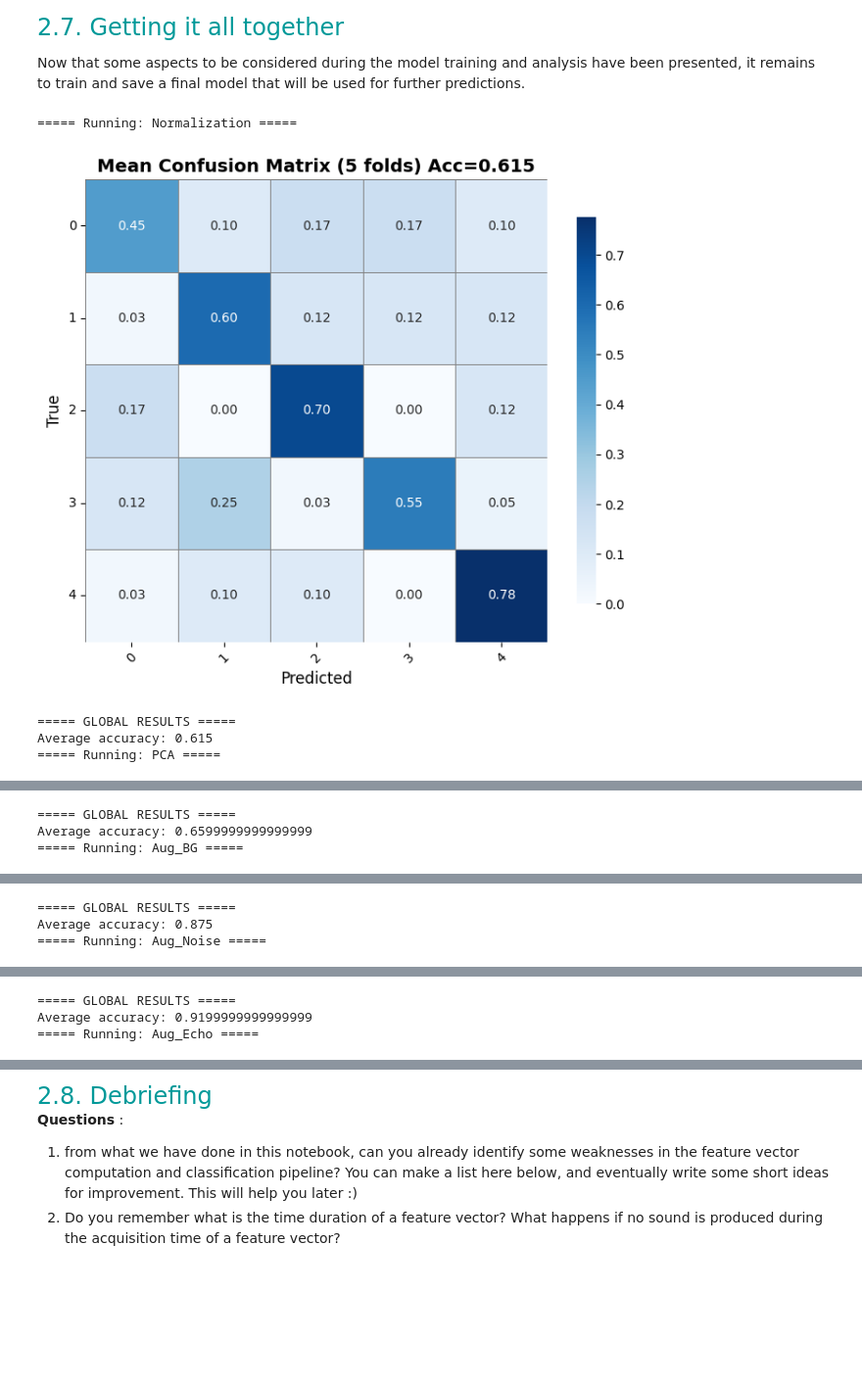
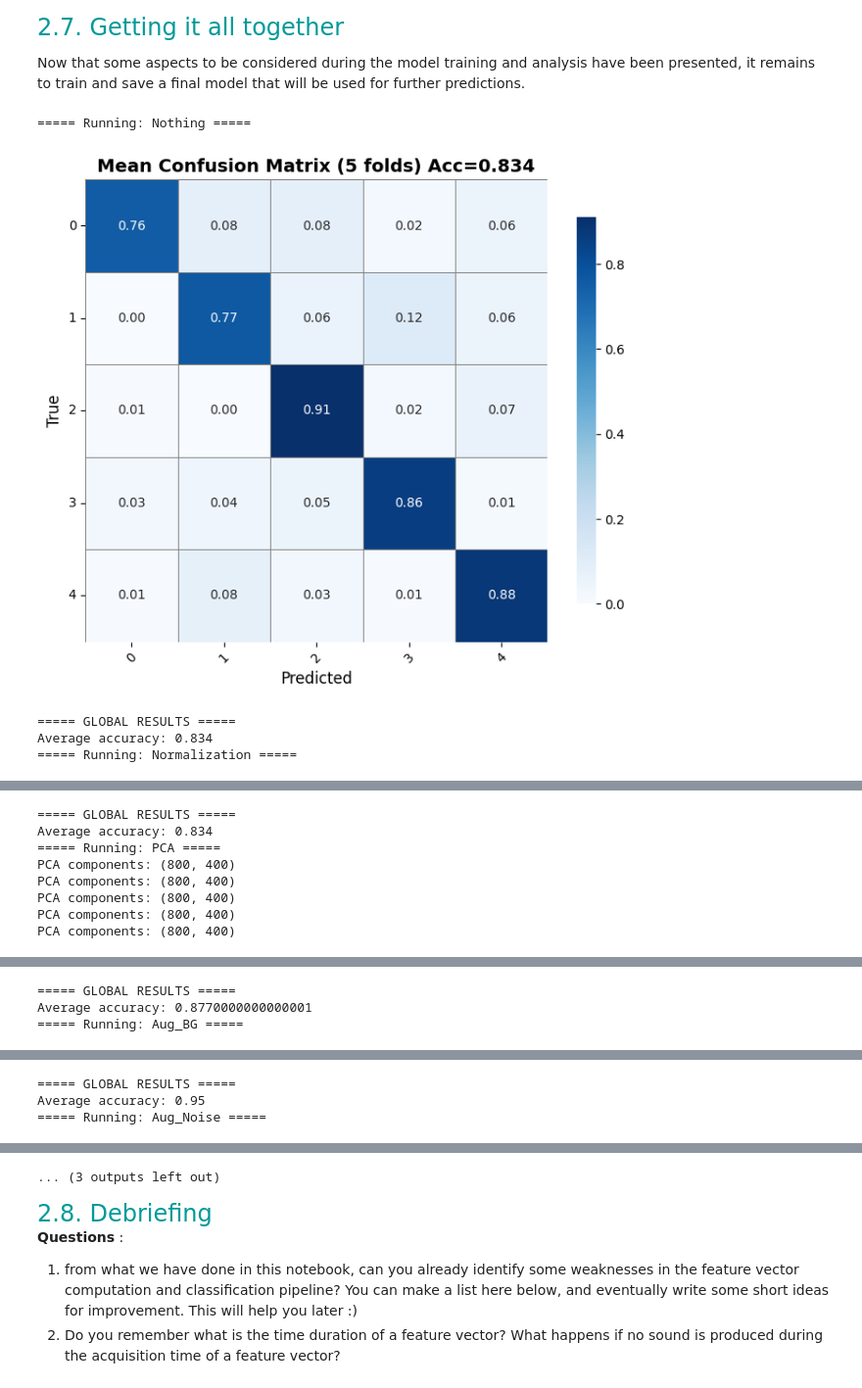
Before and after one commit to praticalmango/LELEC210X-groupef, a Jupyter notebook: classification/h5a2_audio.ipynb, the cells around one changed output, grey strips where cells are left out. Shown at 98% size. Drawn from its saved outputs; the diff is of its cells as text; code cells hidden in the pictures; blank space fills up the shorter version.

```diff
--- a/classification/h5a2_audio.ipynb
+++ b/classification/h5a2_audio.ipynb
@@ -102,7 +102,7 @@ Moreover, you have to restart your python kernel for any change to those importe
 ### TO RUN
 
 "Creation of the dataset"
-myds = Feature_vector_DS(dataset, Nft=512, nmel=20, duration=950, step=np.inf)
+myds = Feature_vector_DS(dataset, Nft=512, nmel=20, duration=950, step=40)
 
 "Some attributes..."
 myds.nmel
@@ -111,6 +111,8 @@ myds.sr
 myds.data_aug
 myds.ncol
 
+print(len(myds), "samples in the dataset.")
+
 
 idx = 0
 myds.display(["fire", idx], show_features=True)
@@ -683,8 +686,9 @@ Std deviation in accuracy with 5-Fold CV: 4.1%
 
 Now that some aspects to be considered during the model training and analysis have been presented, it remains to train and save a final model that will be used for further predictions.
 # %%
+from scipy.stats import randint
 import numpy as np
-from sklearn.model_selection import KFold
+from sklearn.model_selection import KFold, RandomizedSearchCV
 from sklearn.preprocessing import StandardScaler
 from sklearn.decomposition import PCA
 from sklearn.metrics import accuracy_score, confusion_matrix
@@ -714,7 +718,8 @@ def plot_confusion(cm, title="Confusion Matrix", normalize=True):
 
 # --- Single experiment run ---
 def run_classification(n_splits=5, use_normalization=True, use_pca=True, use_augmentation=False, aug_mode=None):
-    myds = Feature_vector_DS(dataset, Nft=512, nmel=20, duration=950, step=np.inf)
+    myds = Feature_vector_DS(dataset, Nft=512, nmel=20, duration=950, step=20)
+
     if use_augmentation and aug_mode:
         myds.mod_data_aug([aug_mode])
     X, y = myds.get_feature_vectors()
@@ -740,17 +745,43 @@ def run_classification(n_splits=5, use_normalization=True, use_pca=True, use_aug
 
         # PCA
         if use_pca:
-            pca = PCA(n_components=min(64, X_train_proc.shape[1]))
+            pca = PCA(n_components=min(20, X_train_proc.shape[1]))
+            print(f"PCA components: {X_train_proc.shape}")
             X_train_proc = pca.fit_transform(X_train_proc)
             X_test_proc = pca.transform(X_test_proc)
 
         # Classifier
-        rf = RandomForestClassifier(n_estimators=200, random_state=42, n_jobs=-1)
+        rf = RandomForestClassifier(n_estimators=364, max_features="log2",min_samples_leaf=3,min_samples_split=4, random_state=42, n_jobs=-1)
         rf.fit(X_train_proc, y_train)
         preds = rf.predict(X_test_proc)
 
         all_acc.append(accuracy_score(y_test, preds))
         all_cms.append(confusion_matrix(y_test, preds))
+
+        # param_dist = {
+        # 'n_estimators': randint(150, 450),
+        # 'max_depth': randint(7, 20),
+        # 'min_samples_split': randint(2, 12),
+        # 'min_samples_leaf': randint(2, 8),
+        # 'max_features': [None, 'sqrt', 'log2'],
+        # }
+
+
+        # # Create a random forest classifier
+        # rfh = RandomForestClassifier(random_state=42, n_jobs=-1)
+        # # rfh.fit(X_train_proc, y_train)
+
+        # # Use random search to find the best hyperparameters
+        # rand_search = RandomizedSearchCV(rfh, param_distributions=param_dist, n_iter=10, cv=5, scoring='accuracy',
+        # n_jobs=-1, random_state=42)
+        # rand_search.fit(X_train_proc, y_train)
+
+        # # Create a variable for the best model
+        # best_rf = rand_search.best_estimator_
+
+        # # Print the best hyperparameters
+        # print('Best hyperparameters:',  rand_search.best_params_)
+
 
     # --- Compute averaged metrics ---
     avg_acc = np.mean(all_acc)
@@ -763,40 +794,43 @@ def run_classification(n_splits=5, use_normalization=True, use_pca=True, use_aug
     print("Average accuracy:", avg_acc)
 
     return avg_acc, mean_cm
 
 # --- Function to test different configurations ---
 def run_all_experiments():
     configs = [
+        (False, False, False, None),  # Nothing
         (True, False, False, None),  # only normalization
-        (False, True, False, None),  # only pca
-        (False, False, True, "add_bg"),  # augmentation: background
-        (False, False, True, "add_noise"),  # augmentation: noise
-        (False, False, True, "add_echo"),   # augmentation: echo
+        (True, True, False, None),  # pca
+        (True, False, True, "add_bg"),  # augmentation: background
+        (True, False, True, "add_noise"),  # augmentation: noise
+        (True, True, True, "add_noise"),   # augmentation: noise + pca
+        (True, True, False, None),   # normalization + pca
+
     ]
 
     results = {}
-    names = ["Normalization", "PCA", "Aug_BG", "Aug_Noise", "Aug_Echo"]
+    names = ["Nothing", "Normalization", "PCA", "Aug_BG", "Aug_Noise", "Aug_NoisePCA","Norm+PCA"]
 
     for name, cfg in zip(names, configs):
         print(f"===== Running: {name} =====")
         acc, cm = run_classification(
             n_splits=5,
             use_normalization=cfg[0],
             use_pca=cfg[1],
             use_augmentation=cfg[2],
             aug_mode=cfg[3]
         )
         results[name] = acc
 
     print("===== SUMMARY =====")
     for k,v in results.items(): print(f"{k}: {v:.3f}")
 
     return results
 # --- Execute all experiments ---
 all_results = run_all_experiments()
 # %% [output]
-===== Running: Normalization =====
+===== Running: Nothing =====
-[figure, old version]
+[figure, new version]
 ===== GLOBAL RESULTS =====
-Average accuracy: 0.615
-===== Running: PCA =====
+Average accuracy: 0.834
+===== Running: Normalization =====
@@ -804,3 +838,8 @@ Average accuracy: 0.615
 ===== GLOBAL RESULTS =====
-Average accuracy: 0.6599999999999999
-===== Running: Aug_BG =====
+Average accuracy: 0.834
+===== Running: PCA =====
+PCA components: (800, 400)
+PCA components: (800, 400)
+PCA components: (800, 400)
+PCA components: (800, 400)
+PCA components: (800, 400)
@@ -808,7 +847,7 @@ Average accuracy: 0.6599999999999999
 ===== GLOBAL RESULTS =====
-Average accuracy: 0.875
-===== Running: Aug_Noise =====
+Average accuracy: 0.8770000000000001
+===== Running: Aug_BG =====
 [figure]
 ===== GLOBAL RESULTS =====
-Average accuracy: 0.9199999999999999
-===== Running: Aug_Echo =====
+Average accuracy: 0.95
+===== Running: Aug_Noise =====
@@ -824,3 +864,4 @@ Aug_Echo: 0.920
+... (3 outputs left out)
 # %% [markdown]
 <font size=5 color=#009999> 2.8. Debriefing </font> <br>
 **Questions** :
```
Also changed, not shown: parts of 15 cells of this notebook, 5 other files.
